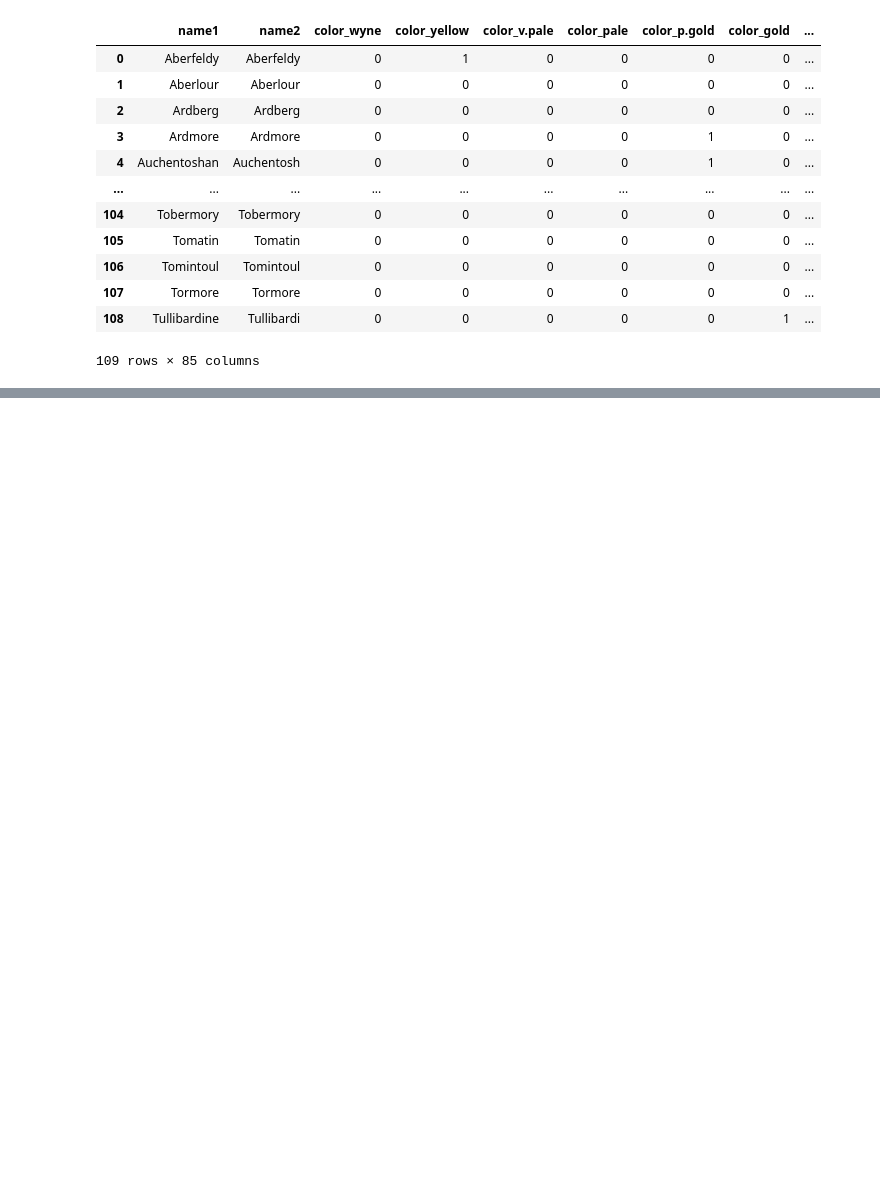
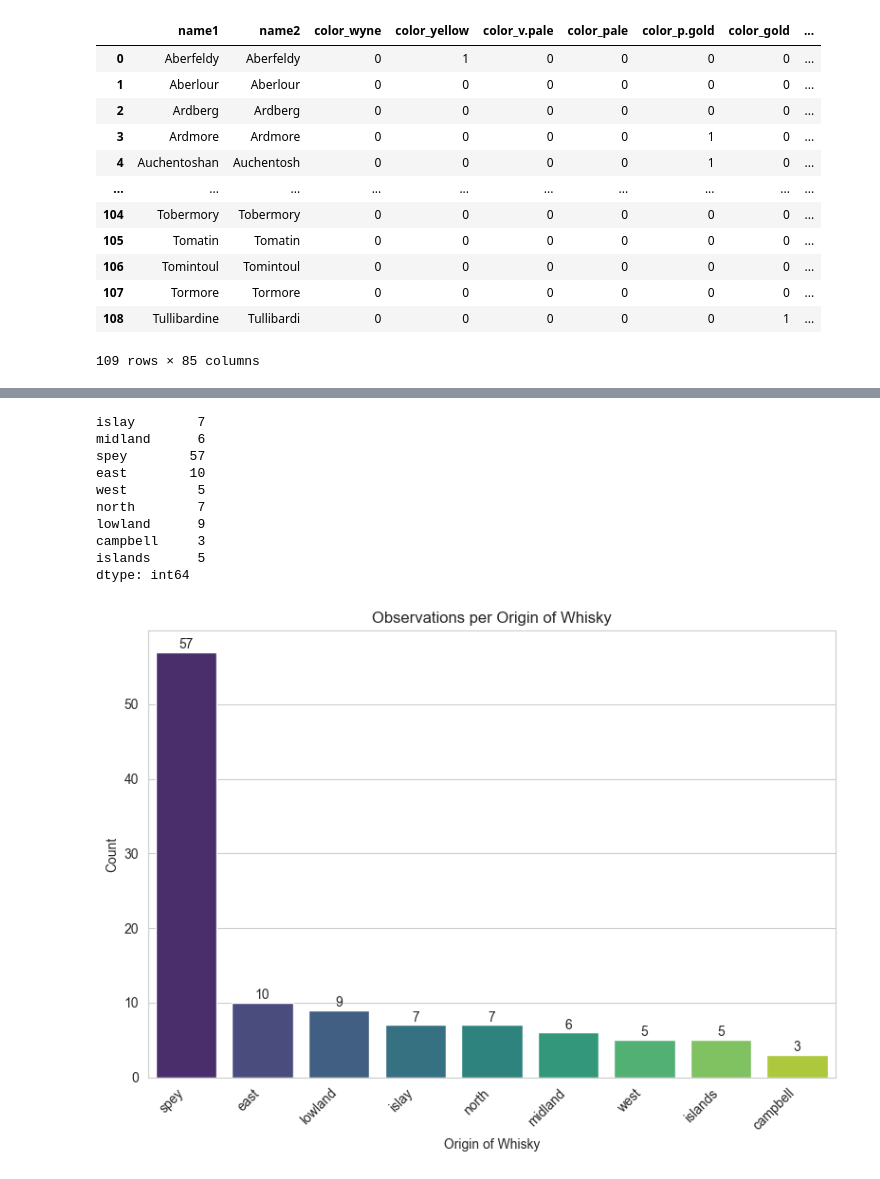
Before and after one commit to alonbenach/Whisky_Sond, a Jupyter notebook: whisky_analysis.ipynb, the cells around one changed output, grey strips where cells are left out. Drawn from its saved outputs; the diff is of its cells as text; code cells hidden in the pictures; blank space fills up the shorter version.

```diff
--- a/whisky_analysis.ipynb
+++ b/whisky_analysis.ipynb
@@ -37,0 +104,3 @@ scotch_data
+# %%
+# Drop the second column
+scotch_data = scotch_data.drop(scotch_data.columns[1], axis=1)
@@ -37,0 +131,44 @@ scotch_data
+# %%
+# Remove trailing spaces from column names
+scotch_data.columns = scotch_data.columns.str.strip()
+
+# Define the dummy variable columns representing the origin of whisky
+origin_columns = ['islay', 'midland', 'spey', 'east', 'west', 'north', 'lowland', 'campbell', 'islands']
+
+# Sum the dummy variable columns to get the count of observations for each origin
+origin_counts = scotch_data[origin_columns].sum()
+
+print(origin_counts)
+
+# Sort the counts in descending order
+origin_counts_sorted = origin_counts.sort_values(ascending=False)
+
+# Set the Seaborn style to 'whitegrid'
+sns.set_style('whitegrid')
+
+# Plot the counts using a countplot with a sequential color palette
+plt.figure(figsize=(8, 6))
+ax = sns.barplot(x=origin_counts_sorted.index, y=origin_counts_sorted.values, palette='viridis')  # Use a sequential color palette (viridis)
+plt.xlabel('Origin of Whisky')
+plt.ylabel('Count')
+plt.title('Observations per Origin of Whisky')
+plt.xticks(rotation=45, ha='right')
+
+# Add count labels on top of each bar
+for i, count in enumerate(origin_counts_sorted):
+    ax.text(i, count + 0.1, str(count), ha='center', va='bottom')
+
+plt.tight_layout()
+plt.show()
+# %% [output]
+islay        7
+midland      6
+spey        57
+east        10
+west         5
+north        7
+lowland      9
+campbell     3
+islands      5
+dtype: int64
+[figure, added]
```
Also changed, not shown: parts of 18 cells of this notebook, 1 other file.
